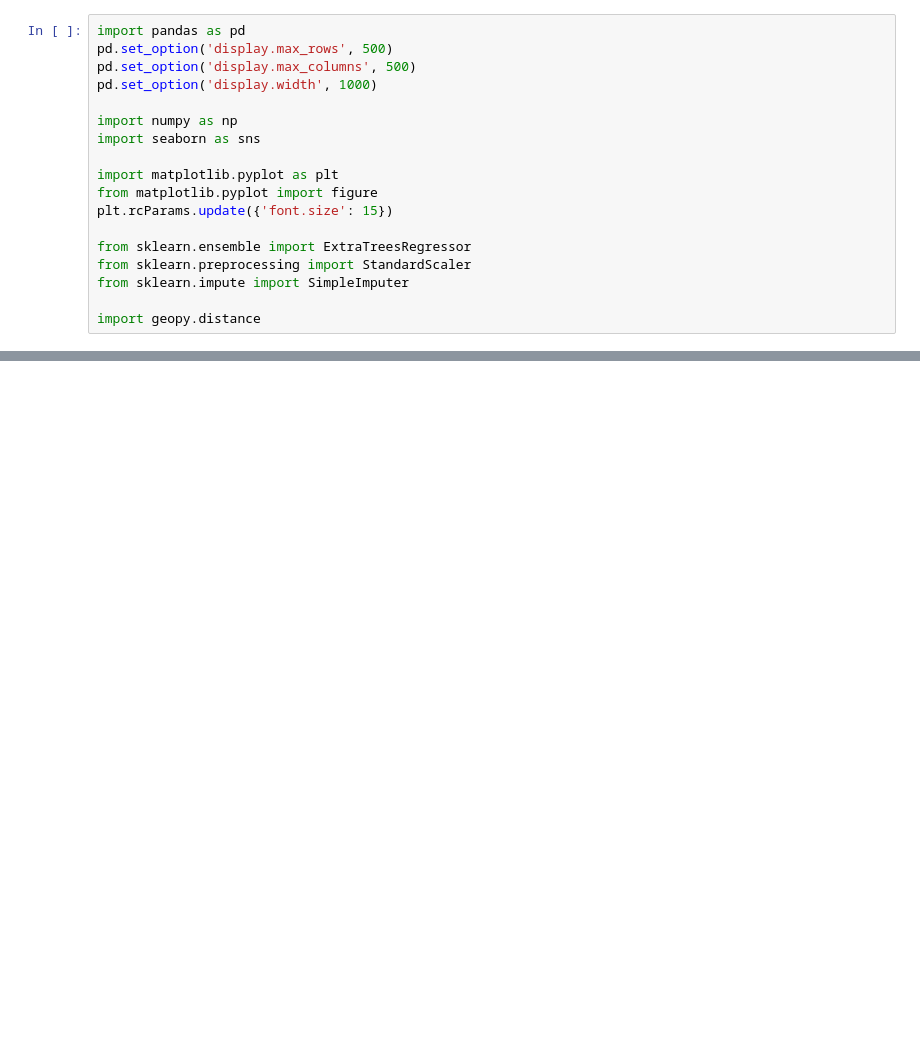
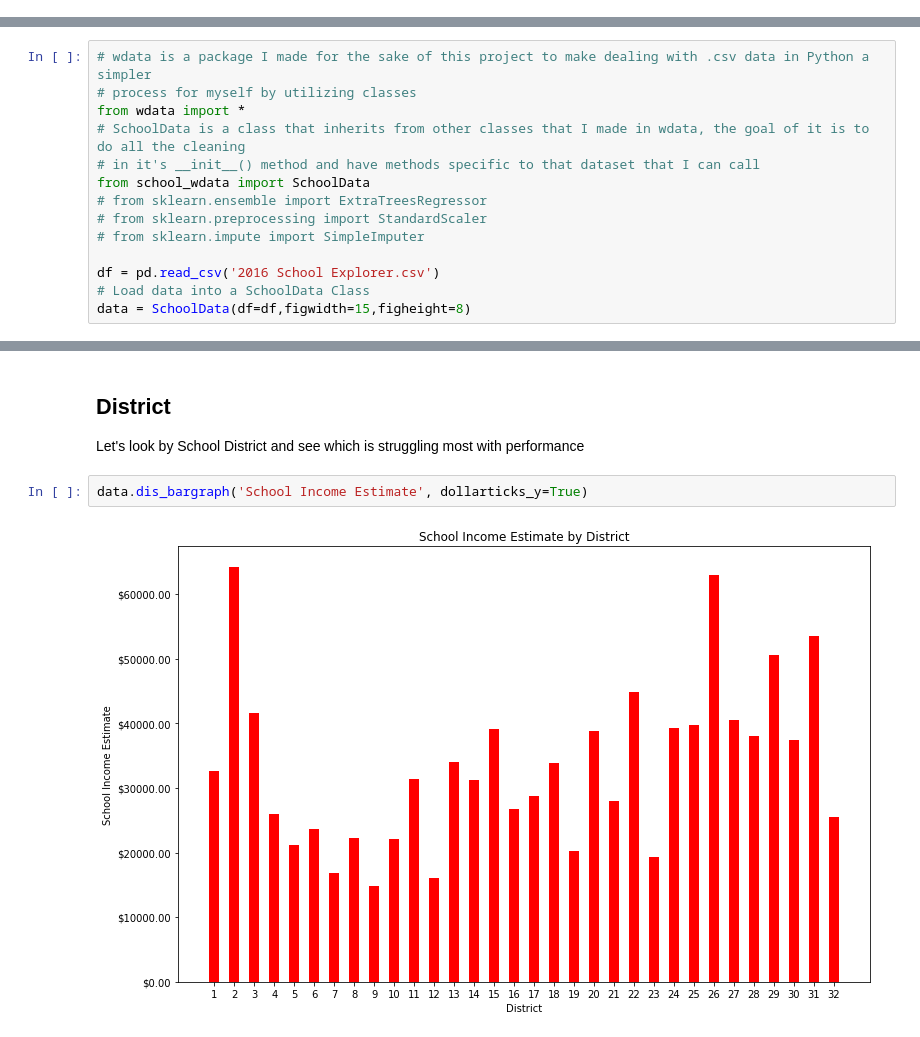
Before and after one commit to mwmcnall/Honors-College-Project, a Jupyter notebook: Honors College Data stuff.ipynb, the cells around one changed output, grey strips where cells are left out. Cells and saved outputs as stored; diff of their text form; blank space fills up the shorter version.

```diff
--- a/Honors College Data stuff.ipynb
+++ b/Honors College Data stuff.ipynb
@@ -3,18 +0,0 @@
-# %%
-import pandas as pd
-pd.set_option('display.max_rows', 500)
-pd.set_option('display.max_columns', 500)
-pd.set_option('display.width', 1000)
-
-import numpy as np
-import seaborn as sns
-
-import matplotlib.pyplot as plt
-from matplotlib.pyplot import figure
-plt.rcParams.update({'font.size': 15})
-
-from sklearn.ensemble import ExtraTreesRegressor
-from sklearn.preprocessing import StandardScaler
-from sklearn.impute import SimpleImputer
-
-import geopy.distance
@@ -1252,0 +18,14 @@ scipy.stats.pearsonr( zip_df['Students Tested Total'].fillna(0), zip_df['Economi
+# %%
+# wdata is a package I made for the sake of this project to make dealing with .csv data in Python a simpler
+# process for myself by utilizing classes
+from wdata import *
+# SchoolData is a class that inherits from other classes that I made in wdata, the goal of it is to do all the cleaning
+# in it's __init__() method and have methods specific to that dataset that I can call
+from school_wdata import SchoolData
+# from sklearn.ensemble import ExtraTreesRegressor
+# from sklearn.preprocessing import StandardScaler
+# from sklearn.impute import SimpleImputer
+
+df = pd.read_csv('2016 School Explorer.csv')
+# Load data into a SchoolData Class
+data = SchoolData(df=df,figwidth=15,figheight=8)
@@ -1252,0 +66,8 @@ scipy.stats.pearsonr( zip_df['Students Tested Total'].fillna(0), zip_df['Economi
+# %% [markdown]
+## District
+
+Let's look by School District and see which is struggling most with performance
+# %%
+data.dis_bargraph('School Income Estimate', dollarticks_y=True)
+# %% [output]
+[figure, added]
```
Also changed, not shown: parts of 132 cells of this notebook, 10 other files.
